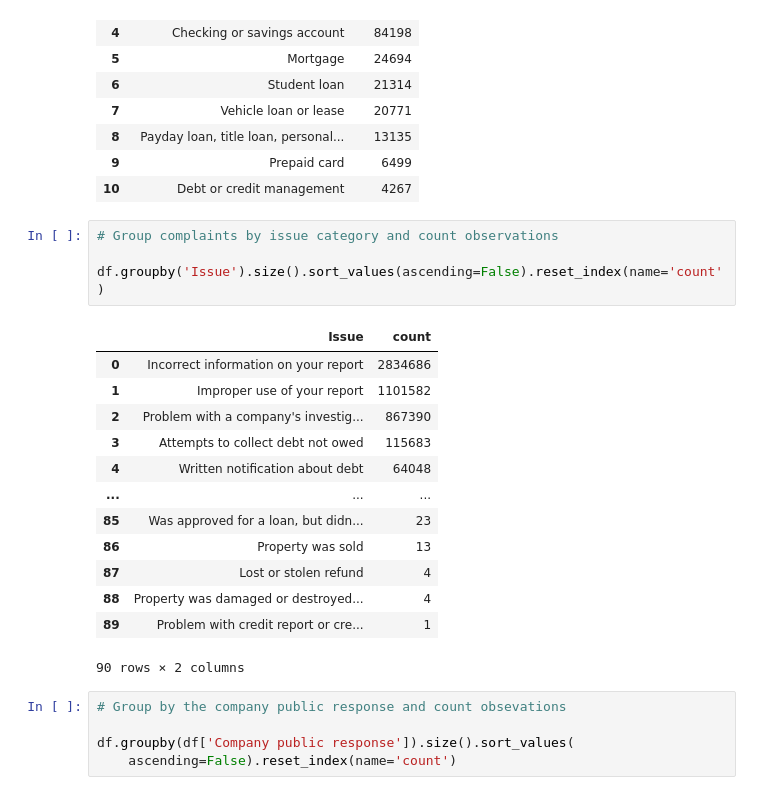
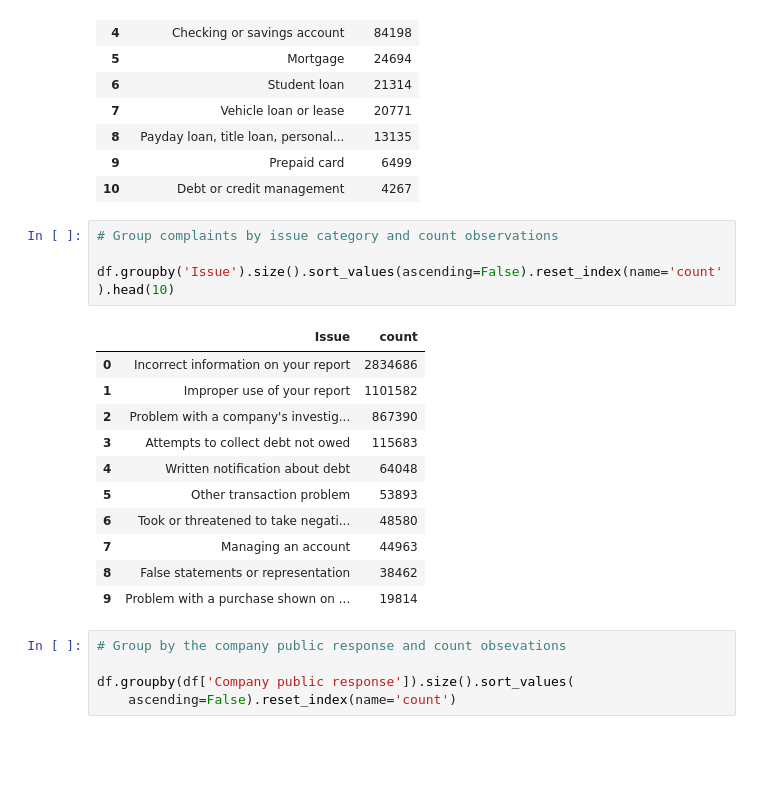
Before and after one commit to Papazian/MADS_Capstone, a Jupyter notebook: Natural_Language_Processing/nlp2025.ipynb, the cells around one changed output. Saved outputs shown, nothing was run; the diff lists cells and outputs as text; blank space fills up the shorter version.

```diff
--- a/Natural_Language_Processing/nlp2025.ipynb
+++ b/Natural_Language_Processing/nlp2025.ipynb
@@ -233,21 +233,19 @@ df.groupby(df['Product']).size().sort_values(ascending=False).reset_index(name='
 # %%
 # Group complaints by issue category and count observations
 
-df.groupby('Issue').size().sort_values(ascending=False).reset_index(name='count')
+df.groupby('Issue').size().sort_values(ascending=False).reset_index(name='count').head(10)
 # %% [output]
 |  | Issue | count |
 | 0 | Incorrect information on your report | 2834686 |
 | 1 | Improper use of your report | 1101582 |
 | 2 | Problem with a company's investig... | 867390 |
 | 3 | Attempts to collect debt not owed | 115683 |
 | 4 | Written notification about debt | 64048 |
-| ... | ... | ... |
-| 85 | Was approved for a loan, but didn... | 23 |
-| 86 | Property was sold | 13 |
-| 87 | Lost or stolen refund | 4 |
-| 88 | Property was damaged or destroyed... | 4 |
-| 89 | Problem with credit report or cre... | 1 |
+| 5 | Other transaction problem | 53893 |
+| 6 | Took or threatened to take negati... | 48580 |
+| 7 | Managing an account | 44963 |
+| 8 | False statements or representation | 38462 |
+| 9 | Problem with a purchase shown on ... | 19814 |
-90 rows × 2 columns
 # %%
 # Group by the company public response and count obsevations
 
```
Also changed, not shown: parts of 15 cells of this notebook.
